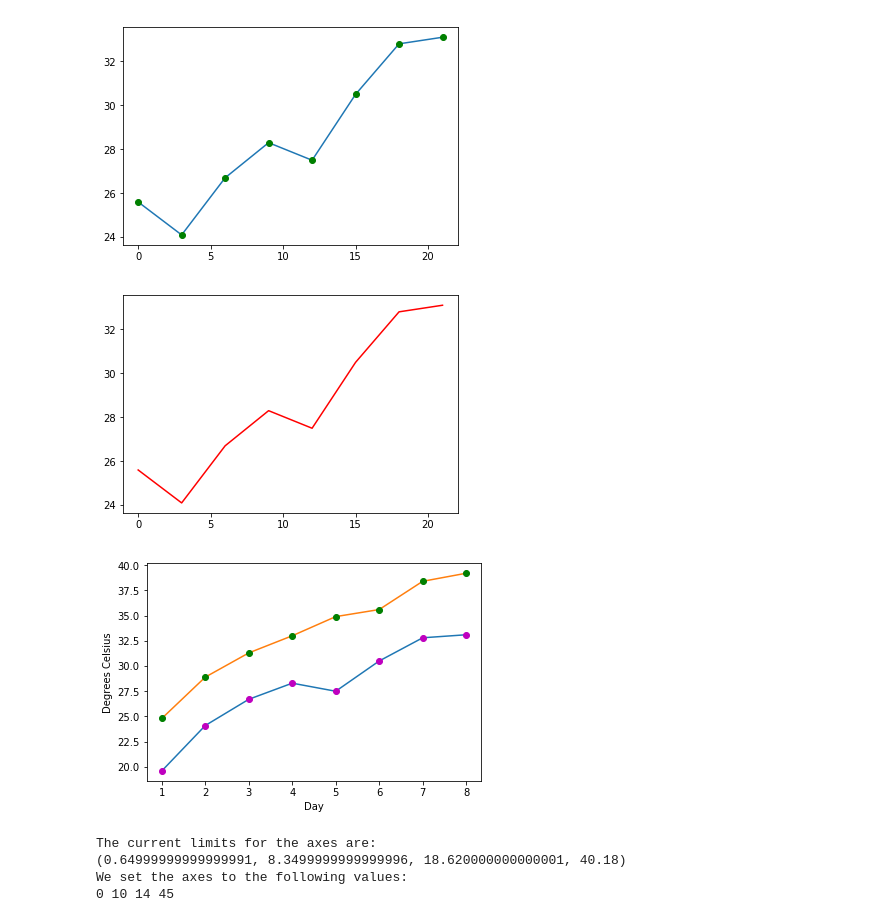
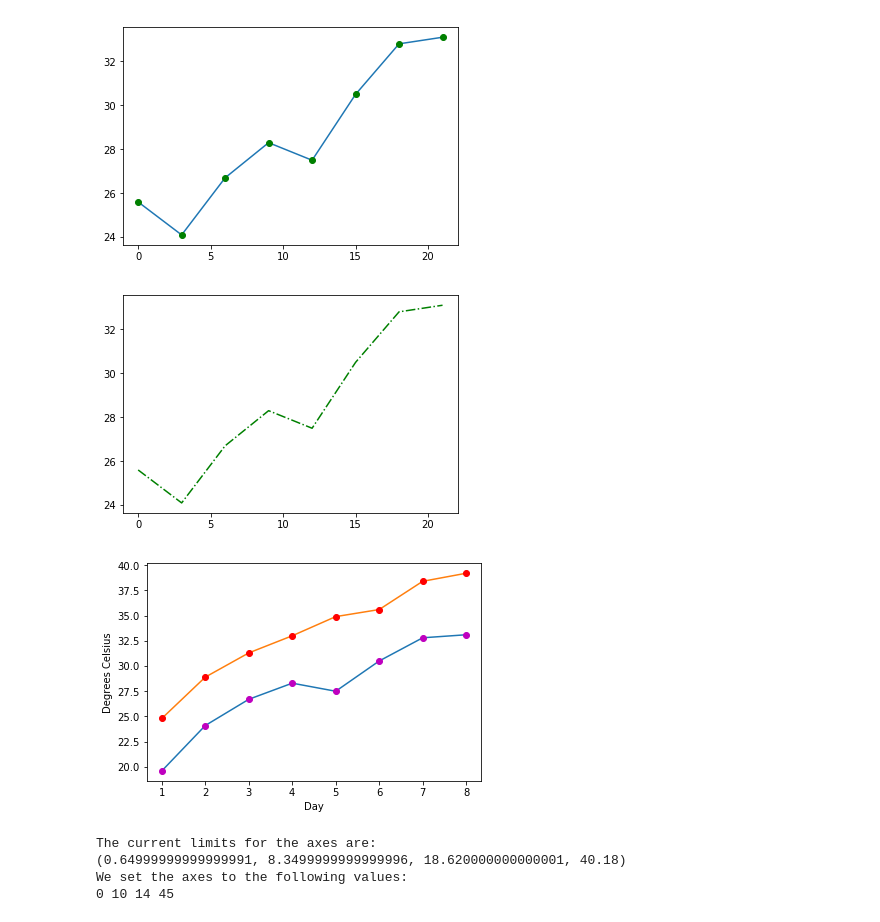
Before and after one commit to jc7qx/pylearning, a Jupyter notebook: matplotlib.ipynb, the cells around one changed output. Drawn from its saved outputs; the diff is of its cells as text; code cells hidden in the pictures.

```diff
--- a/matplotlib.ipynb
+++ b/matplotlib.ipynb
@@ -37,10 +37,10 @@ plt.show()
 range(0, 22, 3)
 [figure]
 # %%
-plt.plot(days, cel_values, "-r")
+plt.plot(days, cel_values, "-.g")
 plt.show()
 # %% [output]
-[figure, old version]
+[figure, new version]
 # %%
 import matplotlib.pyplot as plt
 days = list(range(1,9))
@@ -51,10 +51,10 @@ plt.ylabel('Degrees Celsius') # y軸標題
 plt.plot(days, celsius_min,
          days, celsius_min, "om")
 plt.plot(days, celsius_max,
-         days, celsius_max, "og")
+         days, celsius_max, "or")
 plt.show()
 # %% [output]
-[figure, old version]
+[figure, new version]
 # %%
 days = list(range(1,9))
 celsius_min = [19.6, 24.1, 26.7, 28.3, 27.5, 30.5, 32.8, 33.1]
```
Also changed, not shown: parts of 14 cells of this notebook, 11 other files.
